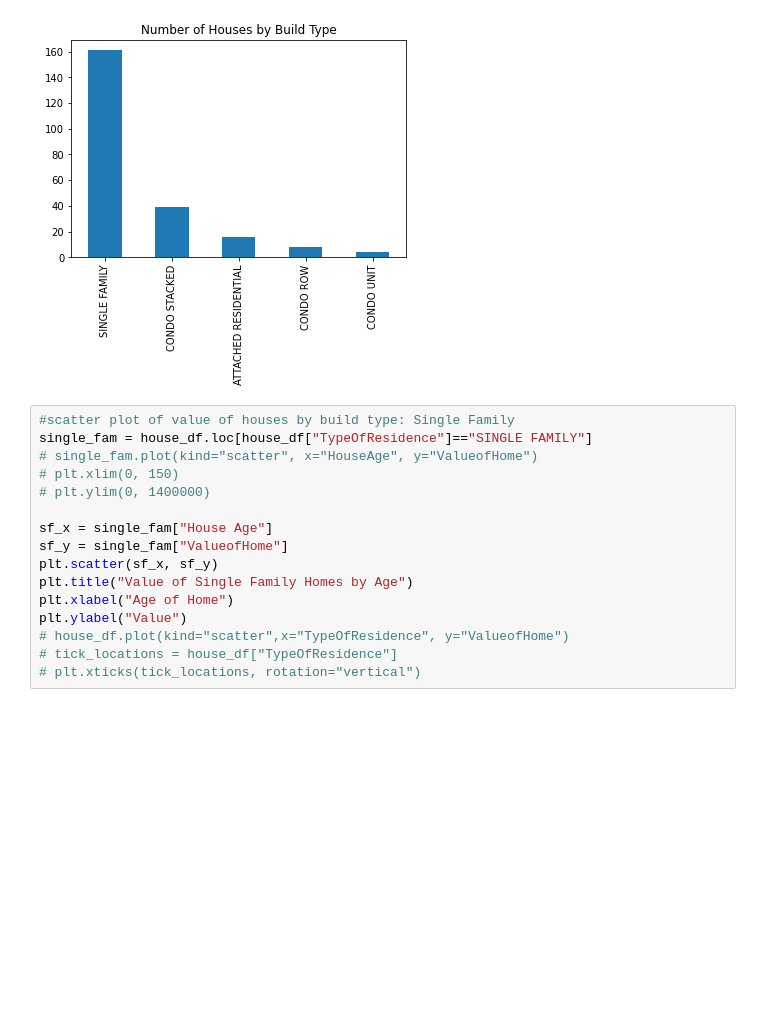
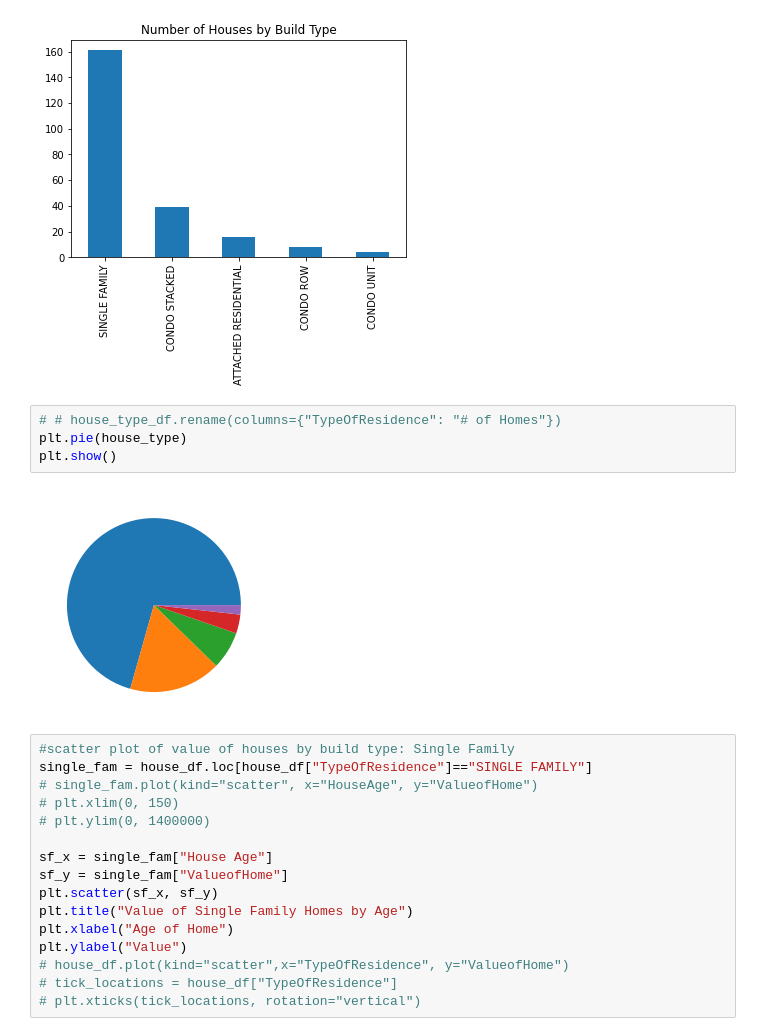
Before and after one commit to ajwu100/GROUP-9-PROJECT-1, a Jupyter notebook: house_attributes.ipynb, the cells around one changed output. Drawn from its saved outputs; the diff is of its cells as text; blank space fills up the shorter version.

```diff
--- a/house_attributes.ipynb
+++ b/house_attributes.ipynb
@@ -95,6 +95,12 @@ plt.title("Number of Houses by Build Type")
 plt.savefig("houses by build type")
 # %% [output]
 [figure]
+# %%
+# # house_type_df.rename(columns={"TypeOfResidence": "# of Homes"})
+plt.pie(house_type)
+plt.show()
+# %% [output]
+[figure, added]
 # %%
 #scatter plot of value of houses by build type: Single Family
 single_fam = house_df.loc[house_df["TypeOfResidence"]=="SINGLE FAMILY"]
```
Also changed, not shown: parts of 3 cells of this notebook, 1 other file.
